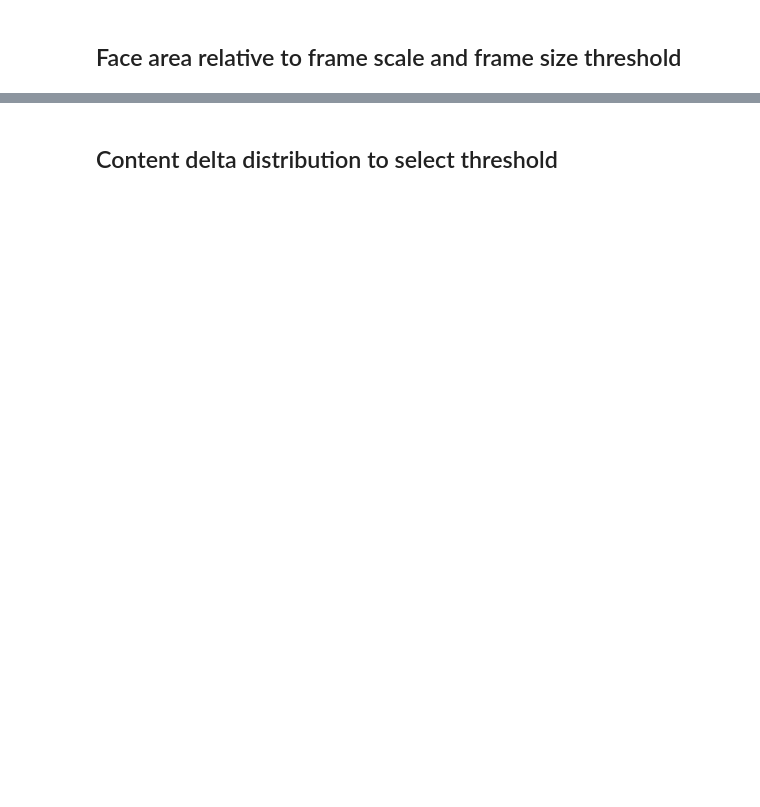
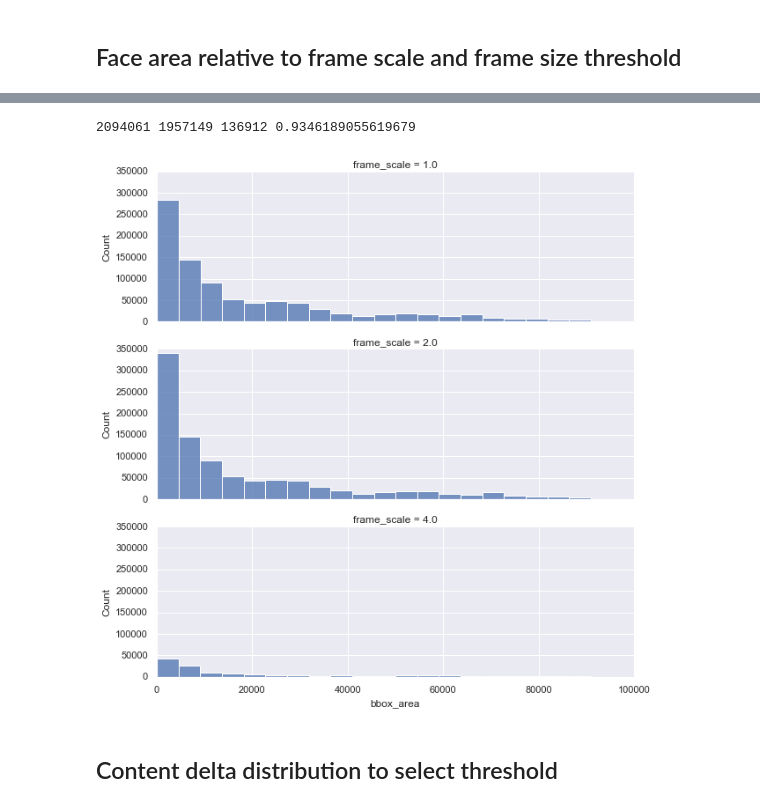
Before and after one commit to segonzal/chiletv, a Jupyter notebook: analysis/face_detection_analysis.ipynb, the cells around one changed output, grey strips where cells are left out. Cells and saved outputs as stored; diff of their text form; code cells hidden in the pictures; blank space fills up the shorter version.

```diff
--- a/analysis/face_detection_analysis.ipynb
+++ b/analysis/face_detection_analysis.ipynb
@@ -114,2 +108,10 @@ _df.head()
+# %%
+df2_ = df2[df2['bbox_area'] < mean+std]
+g = sns.FacetGrid(df2_, row='frame_scale', aspect=3, sharex=True, sharey=True)
+g.map_dataframe(sns.histplot, x='bbox_area', bins=20)
+print(len(df2), len(df2_), len(df2) - len(df2_), len(df2_)/len(df2))
+# %% [output]
+2094061 1957149 136912 0.9346189055619679
+[figure, added]
 # %% [markdown]
 ## Content delta distribution to select threshold
```
Also changed, not shown: parts of 14 cells of this notebook, 2 other files.
